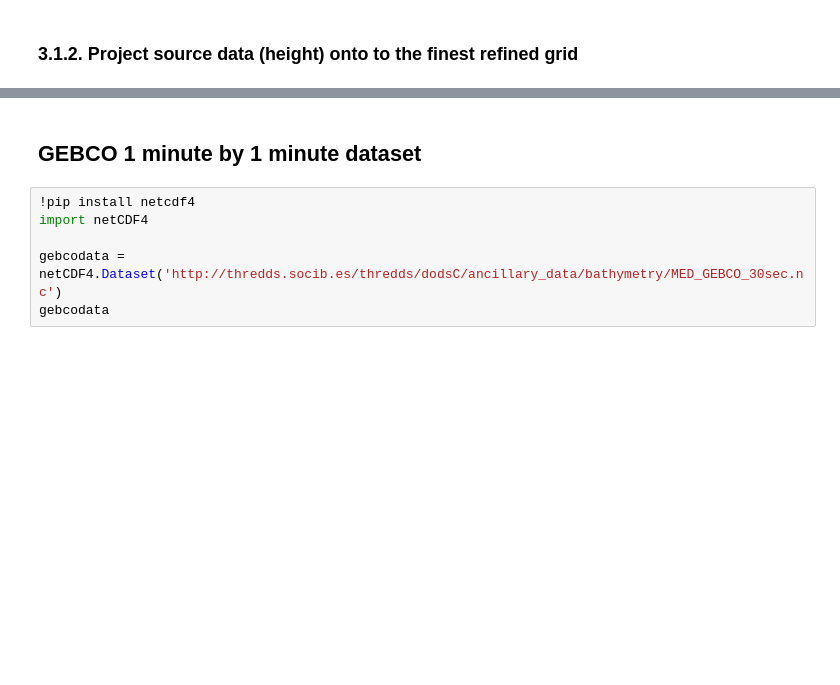
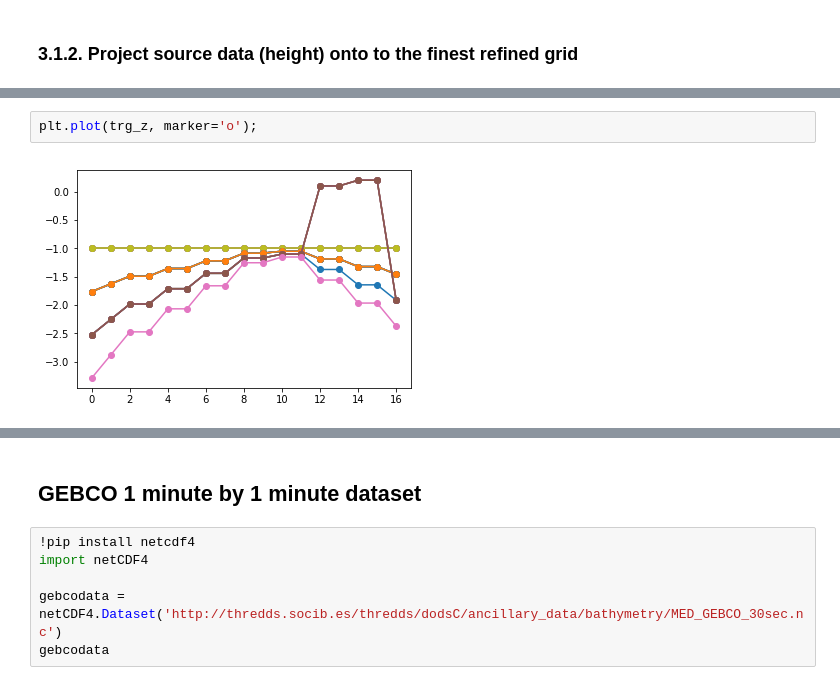
Before and after one commit to adcroft/thin-wall-topography, a Jupyter notebook: python/algorithm_dev-2.ipynb, the cells around one changed output, grey strips where cells are left out. Saved outputs shown, nothing was run; the diff lists cells and outputs as text; blank space fills up the shorter version.

```diff
--- a/python/algorithm_dev-2.ipynb
+++ b/python/algorithm_dev-2.ipynb
@@ -233,0 +258,4 @@ plt.pcolormesh(src_lon_grid,src_lat_grid,src_depth); plt.colorbar();
+# %%
+plt.plot(trg_z, marker='o');
+# %% [output]
+[figure, added]
```
Also changed, not shown: parts of 14 cells of this notebook, 1 other file.
